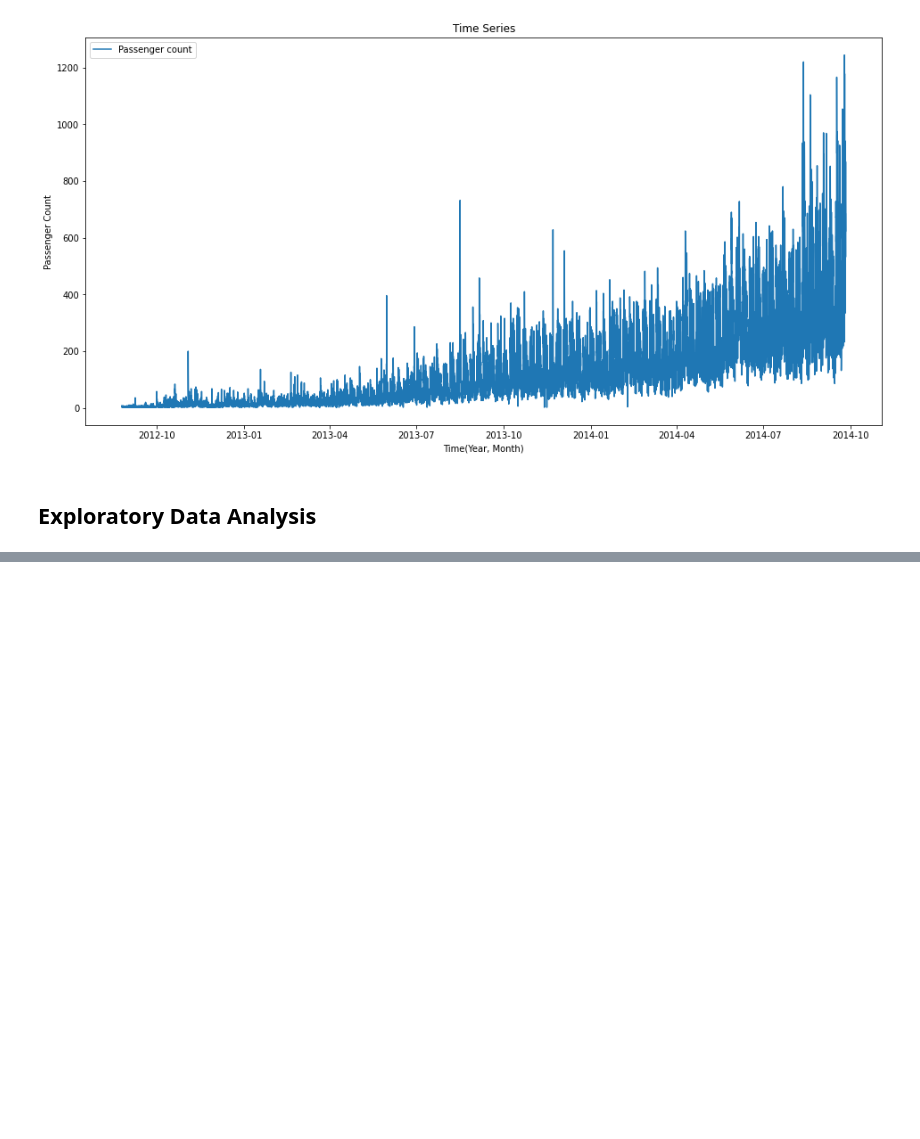
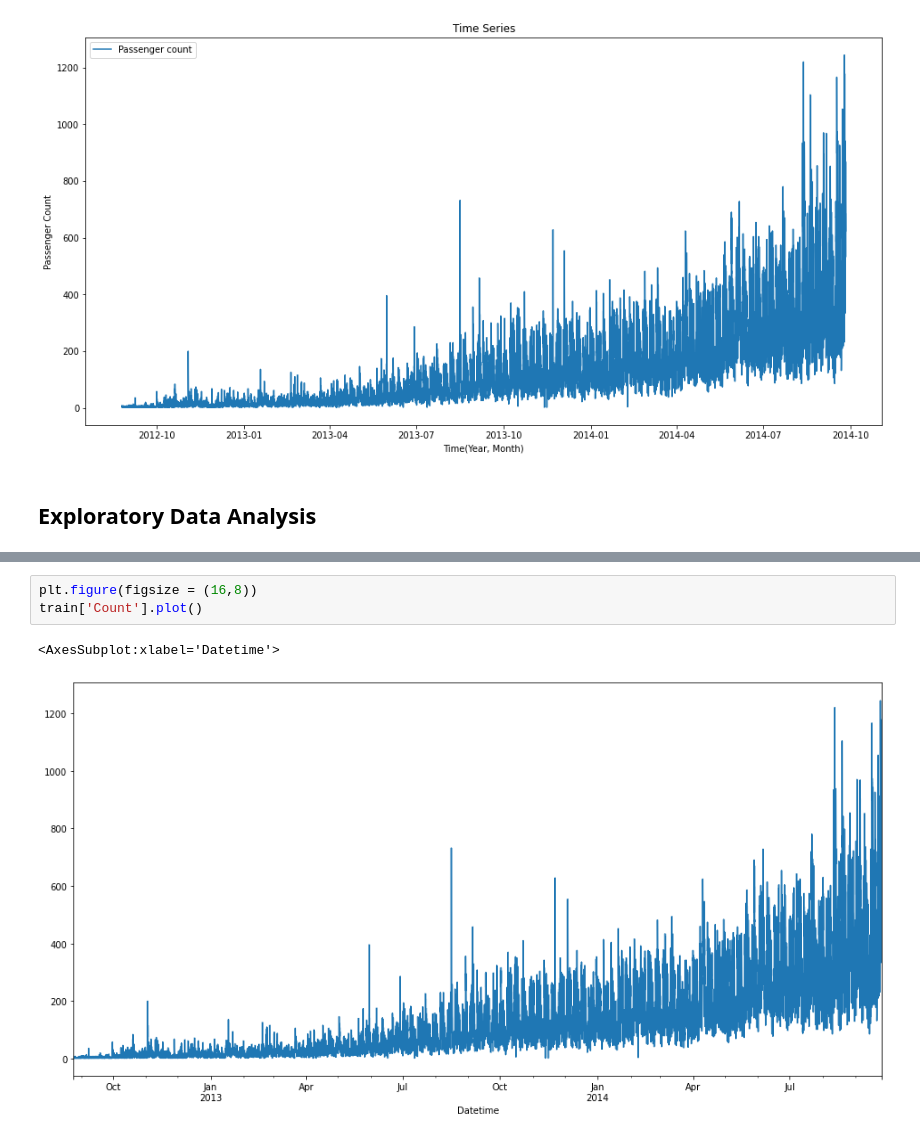
Before and after one commit to basel-ay/Transportation-Forecasting, a Jupyter notebook: Time_Series_Analysis_on_Transportation.ipynb, the cells around one changed output, grey strips where cells are left out. Drawn from its saved outputs; the diff is of its cells as text; blank space fills up the shorter version.

```diff
--- a/Time_Series_Analysis_on_Transportation.ipynb
+++ b/Time_Series_Analysis_on_Transportation.ipynb
@@ -113,0 +119,6 @@ plt.legend(loc='best')
+# %%
+plt.figure(figsize = (16,8))
+train['Count'].plot()
+# %% [output]
+<AxesSubplot:xlabel='Datetime'>
+[figure, added]
```
Also changed, not shown: parts of 1 cell of this notebook.
